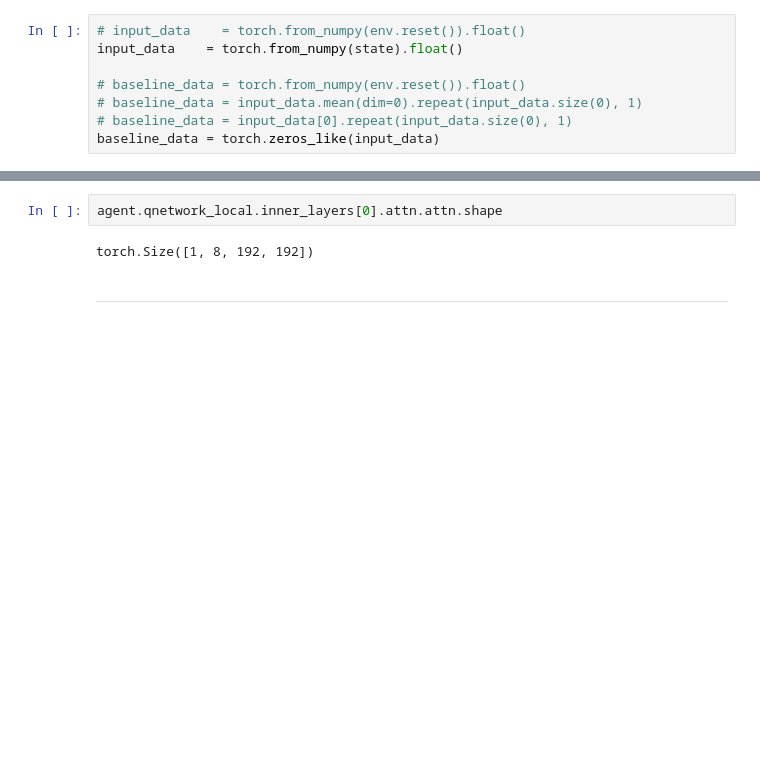
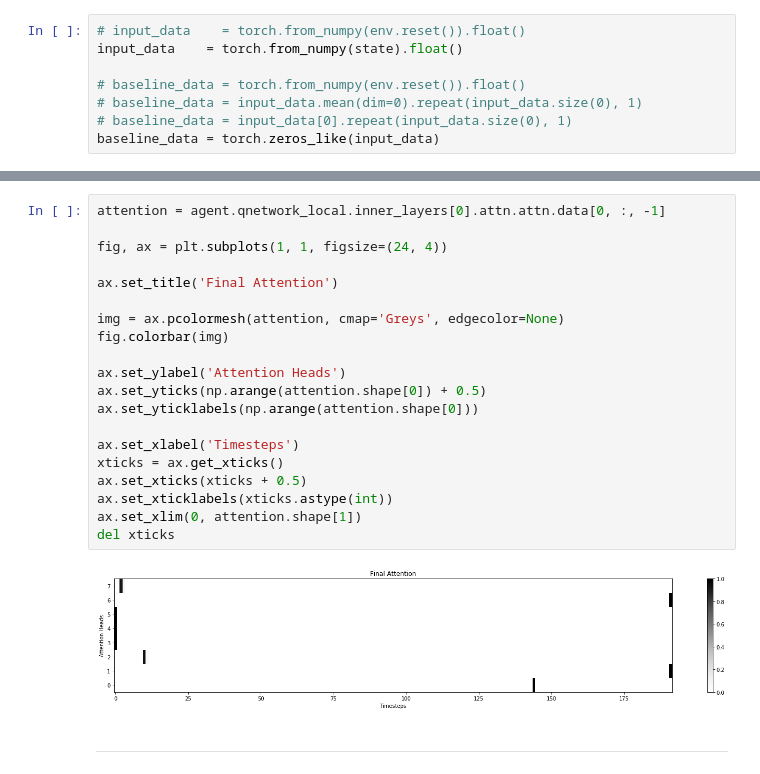
Before and after one commit to deconlabs/TradingZoo-Dynamic-fee-simulation, a Jupyter notebook: TradingGym/AttentionTest/IntegratedGradients.ipynb, the cells around one changed output, grey strips where cells are left out. Drawn from its saved outputs; the diff is of its cells as text; blank space fills up the shorter version.

```diff
--- a/TradingGym/AttentionTest/IntegratedGradients.ipynb
+++ b/TradingGym/AttentionTest/IntegratedGradients.ipynb
@@ -179,6 +179,24 @@ del xticks
-# %%
-agent.qnetwork_local.inner_layers[0].attn.attn.shape
-# %% [output]
-torch.Size([1, 8, 192, 192])
+# %%
+attention = agent.qnetwork_local.inner_layers[0].attn.attn.data[0, :, -1]
+
+fig, ax = plt.subplots(1, 1, figsize=(24, 4))
+
+ax.set_title('Final Attention')
+
+img = ax.pcolormesh(attention, cmap='Greys', edgecolor=None)
+fig.colorbar(img)
+
+ax.set_ylabel('Attention Heads')
+ax.set_yticks(np.arange(attention.shape[0]) + 0.5)
+ax.set_yticklabels(np.arange(attention.shape[0]))
+
+ax.set_xlabel('Timesteps')
+xticks = ax.get_xticks()
+ax.set_xticks(xticks + 0.5)
+ax.set_xticklabels(xticks.astype(int))
+ax.set_xlim(0, attention.shape[1])
+del xticks
+# %% [output]
+[figure, added]
 # %% [markdown]
 ---
```
Also changed, not shown: parts of 6 cells of this notebook.
